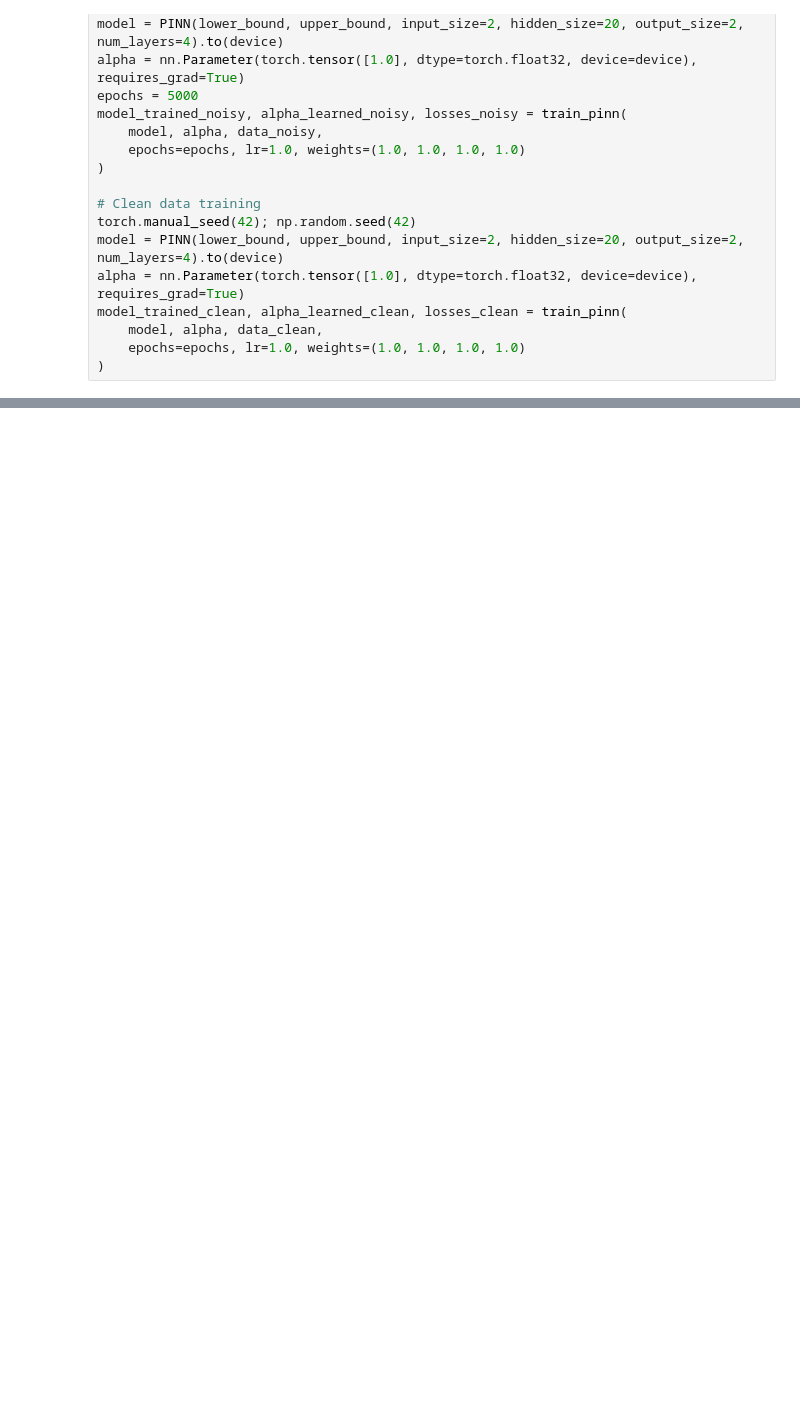
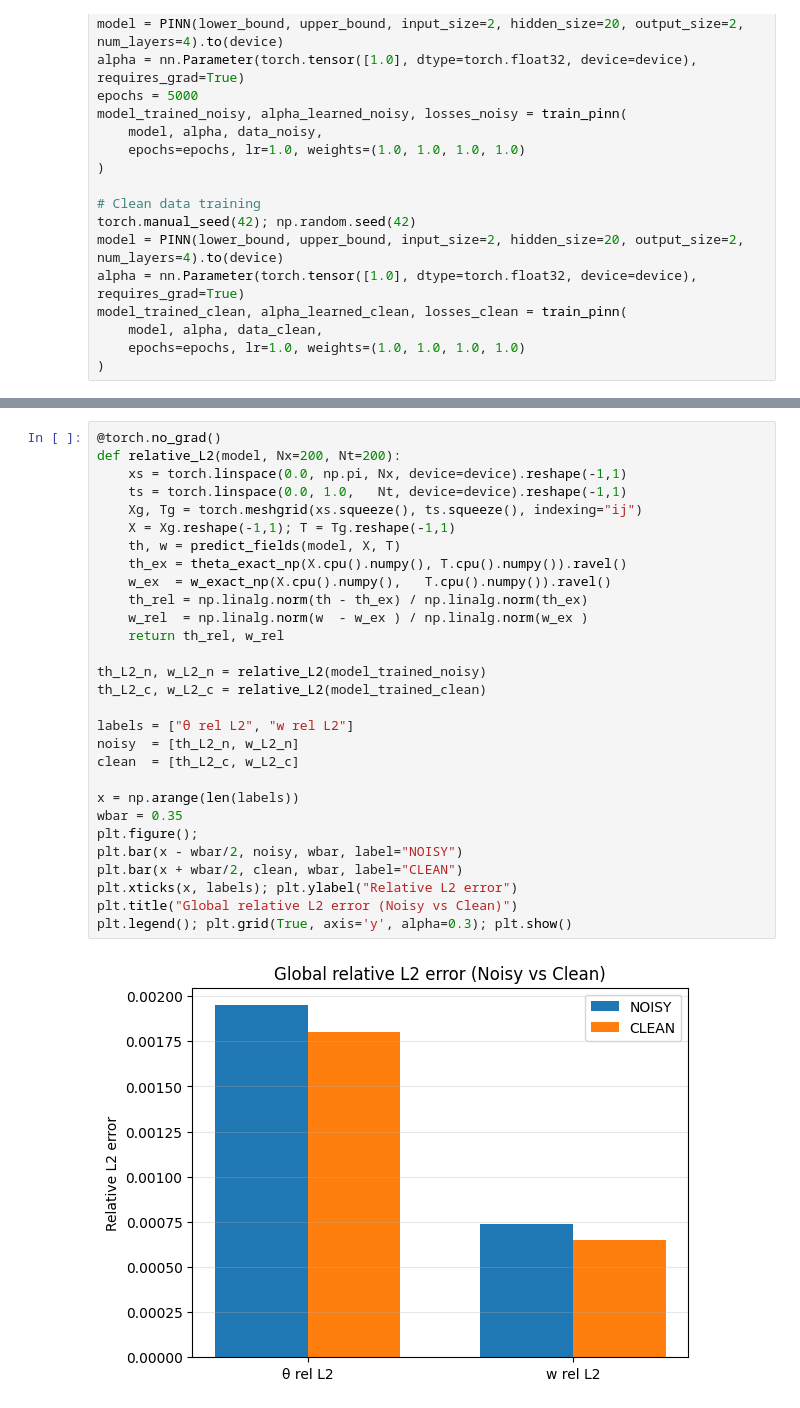
Before and after one commit to dhalmoon98/SciML_PJT_Implementation, a Jupyter notebook: notebooks/CleanvsNoisy.ipynb, the cells around one changed output, grey strips where cells are left out. Saved outputs shown, nothing was run; the diff lists cells and outputs as text; blank space fills up the shorter version.

```diff
--- a/notebooks/CleanvsNoisy.ipynb
+++ b/notebooks/CleanvsNoisy.ipynb
@@ -342,0 +381,31 @@ plt.show()
+# %%
+@torch.no_grad()
+def relative_L2(model, Nx=200, Nt=200):
+    xs = torch.linspace(0.0, np.pi, Nx, device=device).reshape(-1,1)
+    ts = torch.linspace(0.0, 1.0,   Nt, device=device).reshape(-1,1)
+    Xg, Tg = torch.meshgrid(xs.squeeze(), ts.squeeze(), indexing="ij")
+    X = Xg.reshape(-1,1); T = Tg.reshape(-1,1)
+    th, w = predict_fields(model, X, T)
+    th_ex = theta_exact_np(X.cpu().numpy(), T.cpu().numpy()).ravel()
+    w_ex  = w_exact_np(X.cpu().numpy(),   T.cpu().numpy()).ravel()
+    th_rel = np.linalg.norm(th - th_ex) / np.linalg.norm(th_ex)
+    w_rel  = np.linalg.norm(w  - w_ex ) / np.linalg.norm(w_ex )
+    return th_rel, w_rel
+
+th_L2_n, w_L2_n = relative_L2(model_trained_noisy)
+th_L2_c, w_L2_c = relative_L2(model_trained_clean)
+
+labels = ["θ rel L2", "w rel L2"]
+noisy  = [th_L2_n, w_L2_n]
+clean  = [th_L2_c, w_L2_c]
+
+x = np.arange(len(labels))
+wbar = 0.35
+plt.figure();
+plt.bar(x - wbar/2, noisy, wbar, label="NOISY")
+plt.bar(x + wbar/2, clean, wbar, label="CLEAN")
+plt.xticks(x, labels); plt.ylabel("Relative L2 error")
+plt.title("Global relative L2 error (Noisy vs Clean)")
+plt.legend(); plt.grid(True, axis='y', alpha=0.3); plt.show()
+# %% [output]
+[figure, added]
```
Also changed, not shown: parts of 2 cells of this notebook, 1 other file.
